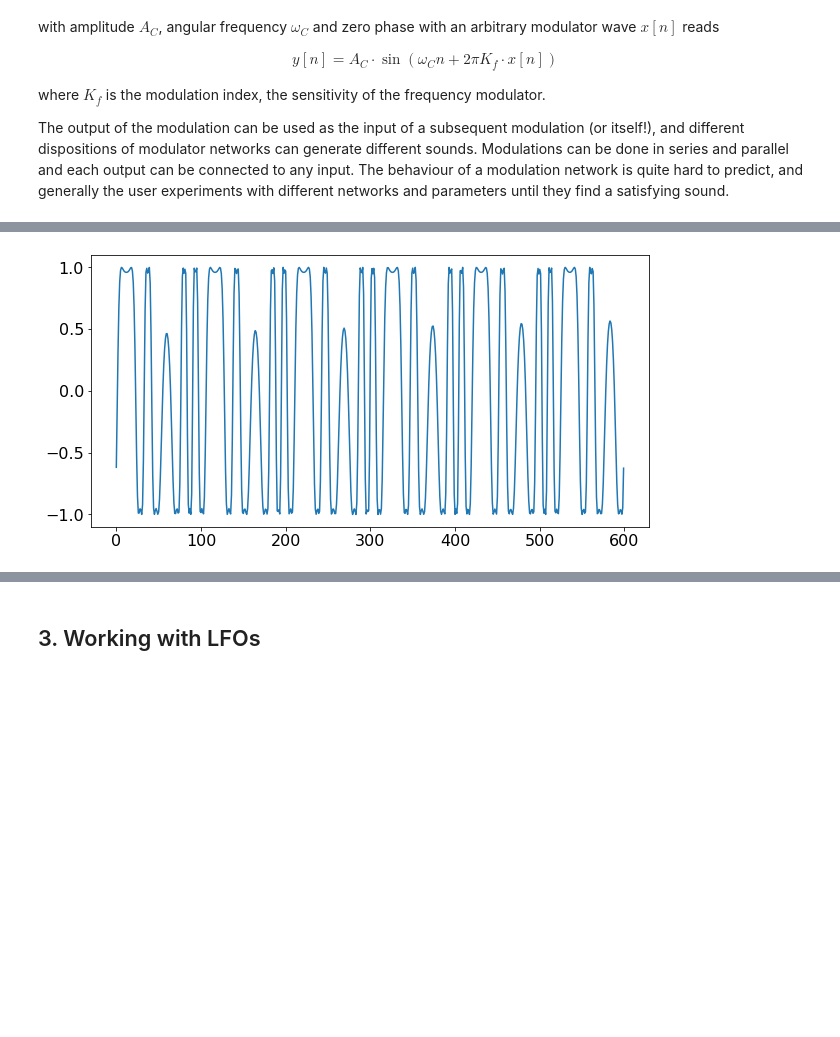
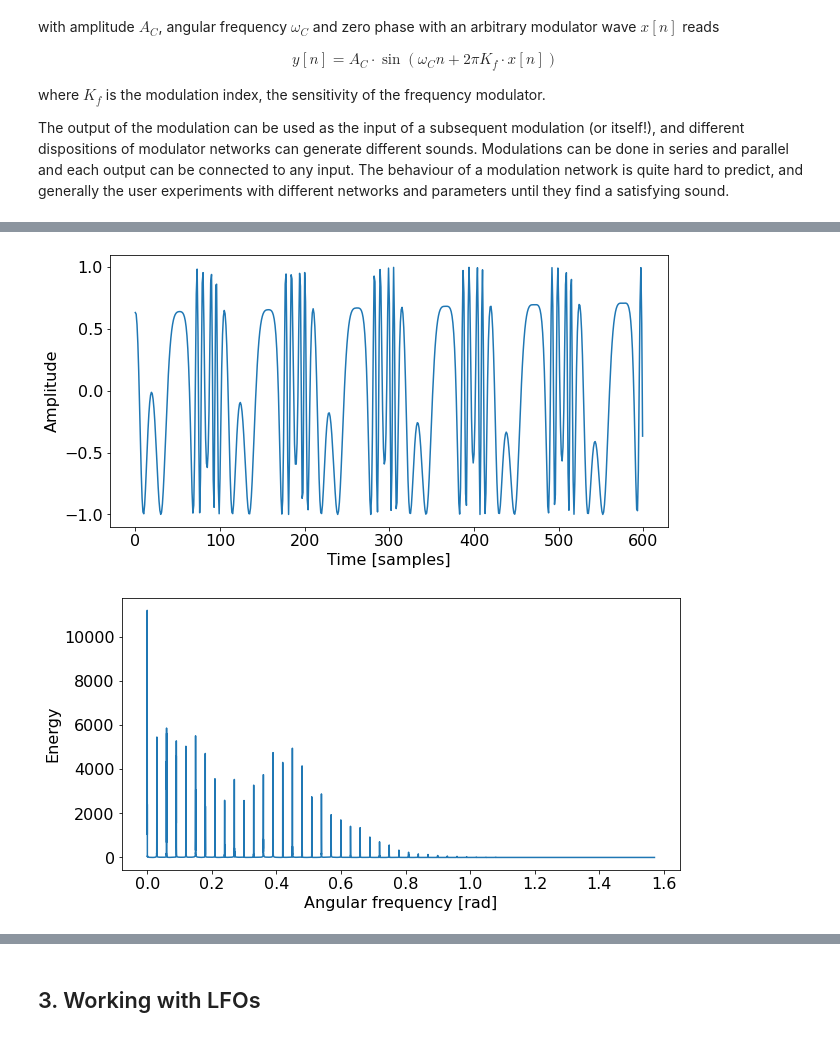
Before and after one commit to lucieperrotta/computersandmusic, a Jupyter notebook: Synthesizer.ipynb, the cells around one changed output, grey strips where cells are left out. Drawn from its saved outputs; the diff is of its cells as text; code cells hidden in the pictures; blank space fills up the shorter version.

```diff
--- a/Synthesizer.ipynb
+++ b/Synthesizer.ipynb
@@ -303,8 +299,18 @@ write_audio(sine1, "samples/sine1.wav")
 [interactive output not drawn]
 # %%
-sine2 = modulator(cw=0.0599, cA=1, mod_signal=sine1, mod_index=1.12)
+sine2 = modulator(cw=0.0599, cA=1, mod_signal=sine1, mod_index=0.29)
+
 plt.figure(figsize=figsize)
 plt.plot(sine2[:600])
+plt.xlabel("Time [samples]")
+plt.ylabel("Amplitude")
 plt.show()
+
+plt.figure(figsize=figsize)
+plt.plot(np.linspace(0, np.pi/2, fs), np.abs(fft(sine2))[:int(sine2.size/2)])
+plt.xlabel("Angular frequency [rad]")
+plt.ylabel("Energy")
+plt.show()
+
 write_audio(sine2, "samples/sine2.wav")
 # %% [output]
@@ -312,12 +319,23 @@ write_audio(sine2, "samples/sine2.wav")
 [interactive output not drawn]
 # %%
-sine3 = modulator(.000037, 1, sine2, mod_index=.3)
+sine3 = modulator(.00017, 1, sine2, mod_index=1.11)
+
 plt.figure(figsize=figsize)
 plt.plot(sine3[:600])
+plt.xlabel("Time [samples]")
+plt.ylabel("Amplitude")
 plt.show()
+
+plt.figure(figsize=figsize)
+plt.plot(np.linspace(0, np.pi/2, fs), np.abs(fft(sine3))[:int(sine3.size/2)])
+plt.xlabel("Angular frequency [rad]")
+plt.ylabel("Energy")
+plt.show()
+
 write_audio(sine3, "samples/sine3.wav")
 # %% [output]
-[figure, old version]
+[figure, new version]
+[figure, added]
 [interactive output not drawn]
 # %% [markdown]
 ## 3. Working with LFOs
```
Also changed, not shown: parts of 13 cells of this notebook, 3 other files.
